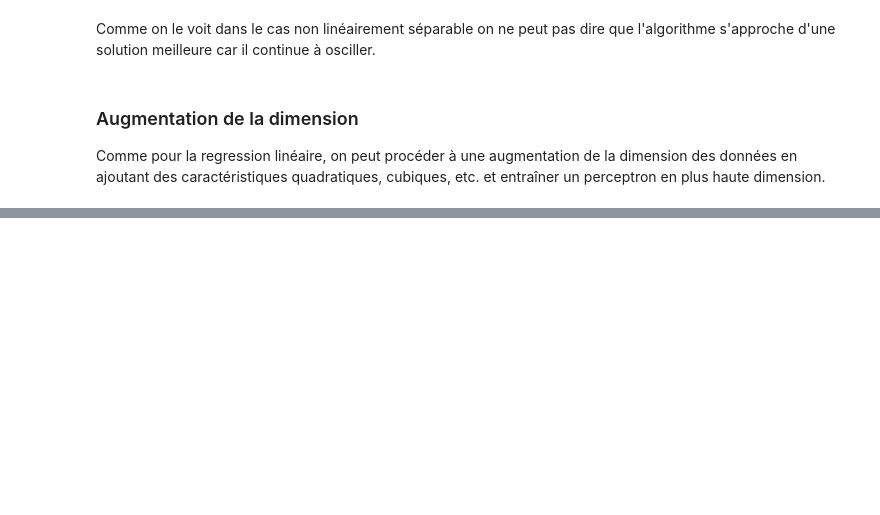
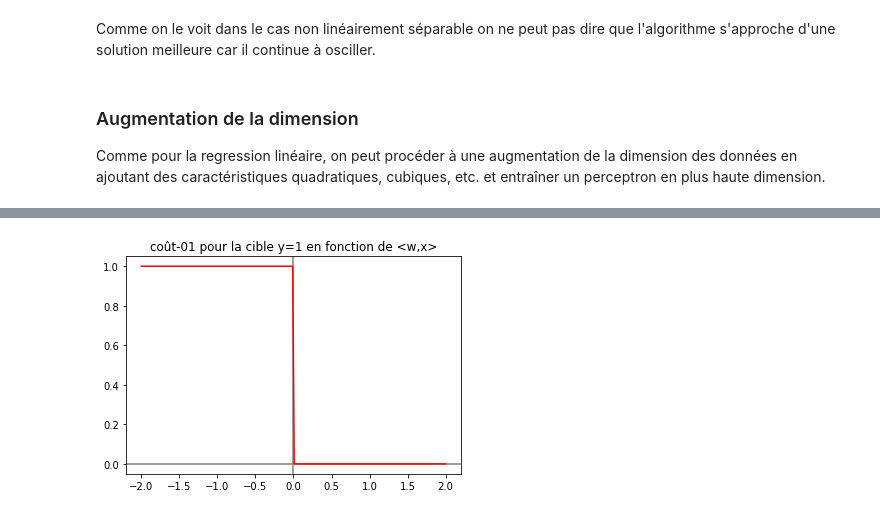
Before and after one commit to DrAlgo/apprentissage_m2_amis, a Jupyter notebook: jupyter/6_perceptron.ipynb, the cells around one changed output, grey strips where cells are left out. Cells and saved outputs as stored; diff of their text form; code cells hidden in the pictures; blank space fills up the shorter version.

```diff
--- a/jupyter/6_perceptron.ipynb
+++ b/jupyter/6_perceptron.ipynb
@@ -547,0 +583,11 @@ visualisation_zones(p, Xpar, Ypar, transformation = quadratiser_donnees_2d)
+# %%
+Xlin = np.linspace(-2,2,200)
+l01 = lambda z : 0 if z>0 else 1
+l01 = np.vectorize(l01)
+plt.axhline(color = "gray")
+plt.axvline(color = "gray")
+plt.plot(Xlin, l01(Xlin),color='red')
+plt.title("coût-01 pour la cible y=1 en fonction de z=<w,x>")
+plt.show()
+# %% [output]
+[figure, added]
```
Also changed, not shown: parts of 40 cells of this notebook.
